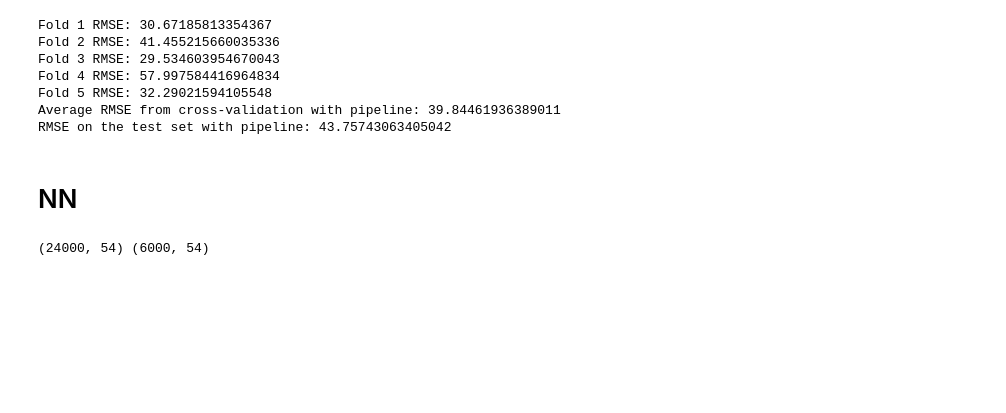
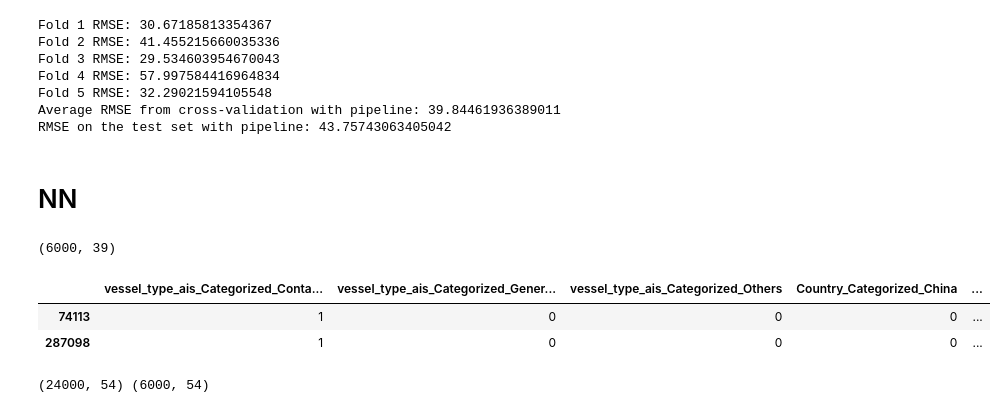
Before and after one commit to hargurjeet/AI-102-AIEngineer, a Jupyter notebook: Modelling.ipynb, the cells around one changed output. Drawn from its saved outputs; the diff is of its cells as text; code cells hidden in the pictures; blank space fills up the shorter version.

```diff
--- a/Modelling.ipynb
+++ b/Modelling.ipynb
@@ -449,6 +449,10 @@ X_test_subset[numeric_features] = imputer.transform(X_test_subset[numeric_featur
 scaler = StandardScaler()
 X_train_subset[numeric_features] = scaler.fit_transform(X_train_subset[numeric_features])
 X_test_subset[numeric_features] = scaler.transform(X_test_subset[numeric_features])
+# %%
+X_test_subset[numeric_features].shape
+# %% [output]
+(6000, 39)
 # %%
 # Create a SimpleImputer instance with most frequent strategy
 imputer = SimpleImputer(strategy='most_frequent')
@@ -462 +466,7 @@ encoded_df_test = pd.get_dummies(X_test_subset[categorical_features], columns=ca
+# %%
+encoded_df_train.head(2)
+# %% [output]
+|  | vessel_type_ais_Categorized_Conta... | vessel_type_ais_Categorized_Gener... | vessel_type_ais_Categorized_Others | Country_Categorized_China | ... |
+| 74113 | 1 | 0 | 0 | 0 | ... |
+| 287098 | 1 | 0 | 0 | 0 | ... |
 # %%
```
Also changed, not shown: parts of 6 cells of this notebook.
